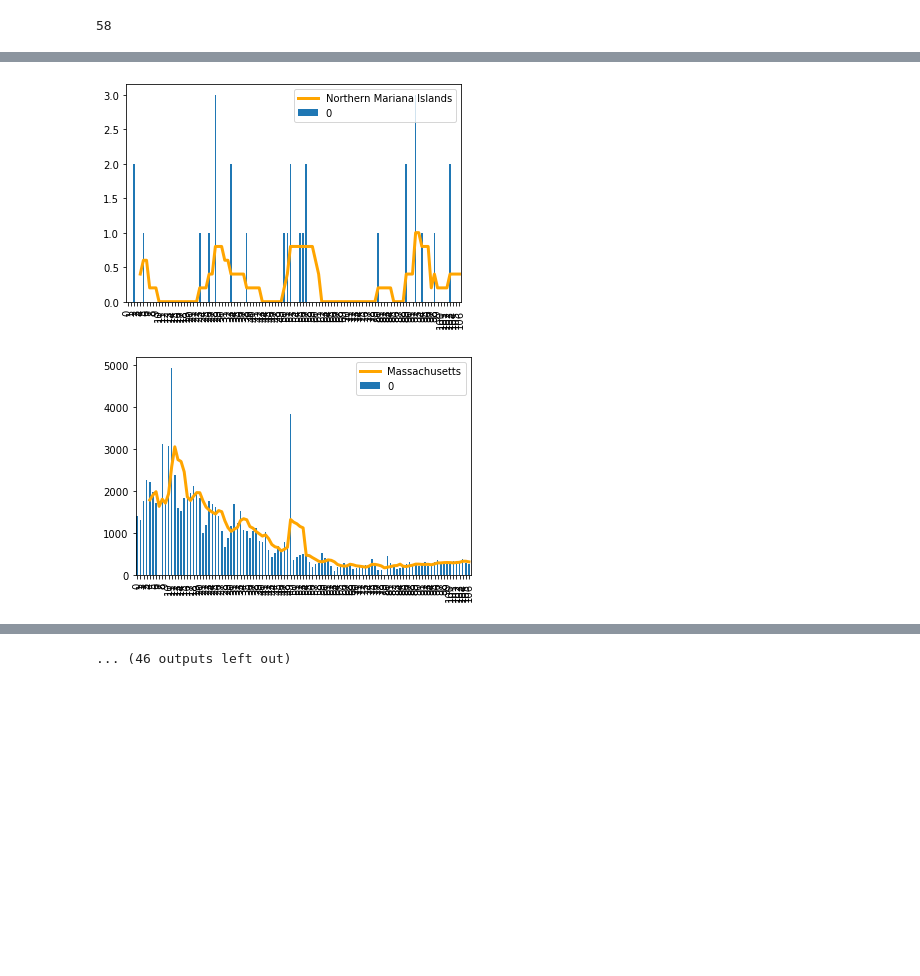
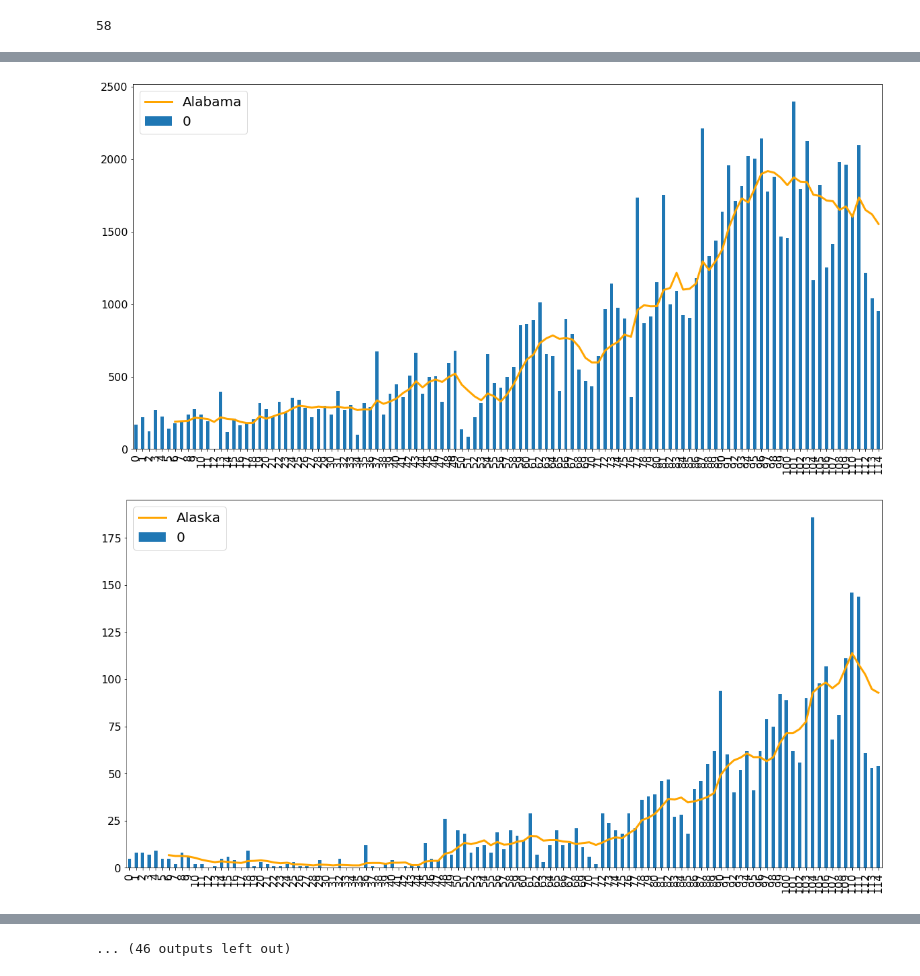
Before and after one commit to Anirban2404/Covid-19Analysis, a Jupyter notebook: src/ipynb_src/DBAnalysis.ipynb, the cells around one changed output, grey strips where cells are left out. Cells and saved outputs as stored; diff of their text form; code cells hidden in the pictures; blank space fills up the shorter version.

```diff
--- a/src/ipynb_src/DBAnalysis.ipynb
+++ b/src/ipynb_src/DBAnalysis.ipynb
@@ -86,5 +71,7 @@ def cummulative_case_visualization(state):
     return
 # %%
+import numpy as np
+
 def daily_case_visualization(state):
     selectCursor = covid_db.cursor()
     sqlQuery = "select Confirmed from covid_USA_State WHERE Province_State=\"" + state + "\" order by Last_Update;"
@@ -99,10 +86,12 @@ def daily_case_visualization(state):
         daily_case = transformed_result[i+1] - transformed_result[i]
         daily_cases.append(daily_case)
     daily_cases_df = pd.DataFrame(daily_cases)
-    rolling_mean = daily_cases_df.rolling(window=5).mean()
-    daily_cases_df.plot(kind="bar", label='Daily Cases', legend=True)
+    rolling_mean = daily_cases_df.rolling(window=7).mean()
+    daily_cases_df.plot(kind="bar", label='Daily Cases')
     plt.plot(rolling_mean, color='orange', linewidth=3, label=state)
-    plt.legend()
+    plt.legend(fontsize=20)
+    plt.xticks(fontsize=16)
+    plt.yticks(fontsize=16)
     return
 # %%
 state = "Maryland"
@@ -116,6 +105,6 @@ daily_case_visualization(state)
 # %%
-for state in states:
+for state in sorted(states):
     daily_case_visualization(state)
 # %% [output]
-[figure, old version]
+[figure, new version]
-[figure, old version]
+[figure, new version]
```
Also changed, not shown: parts of 8 cells of this notebook, 9 other files.
